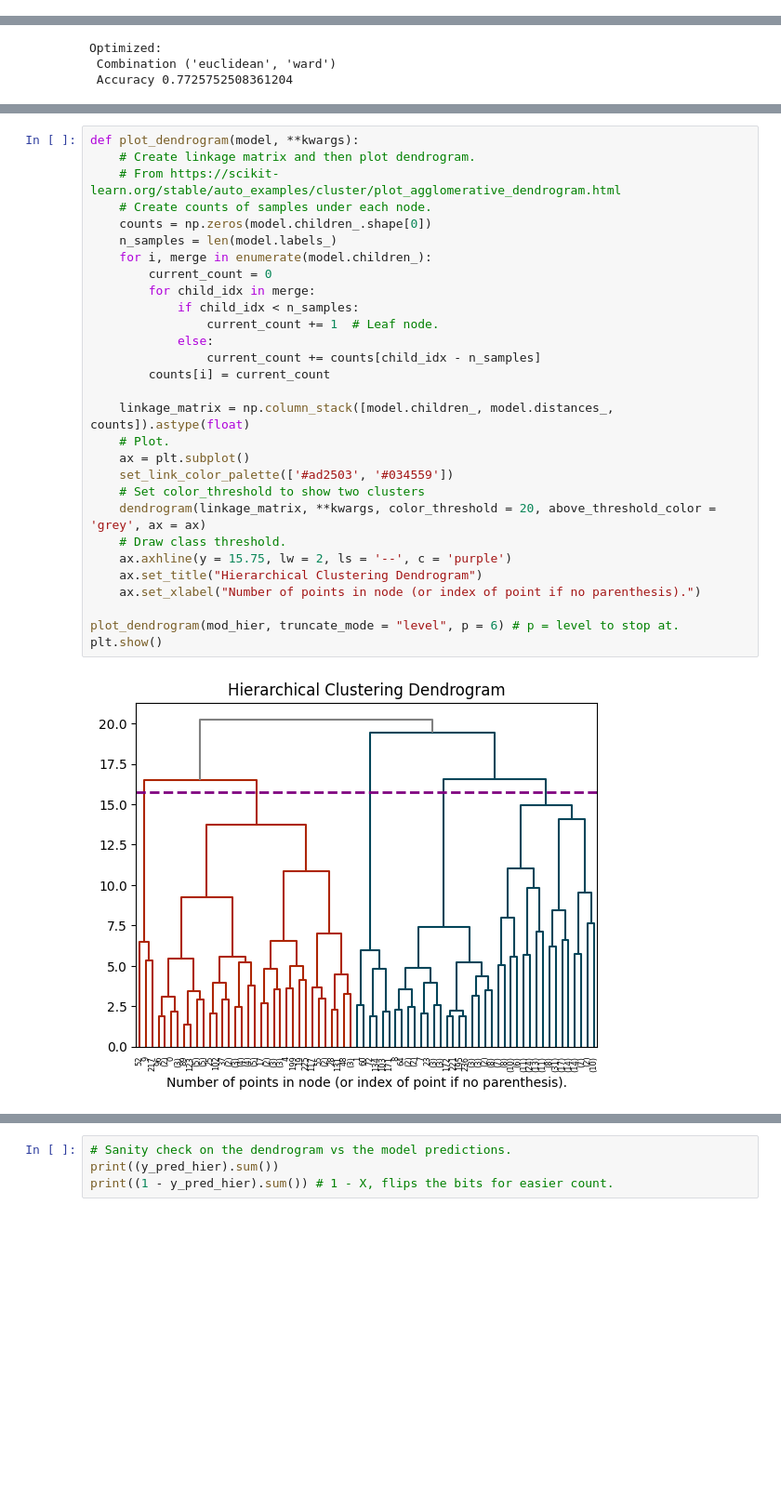
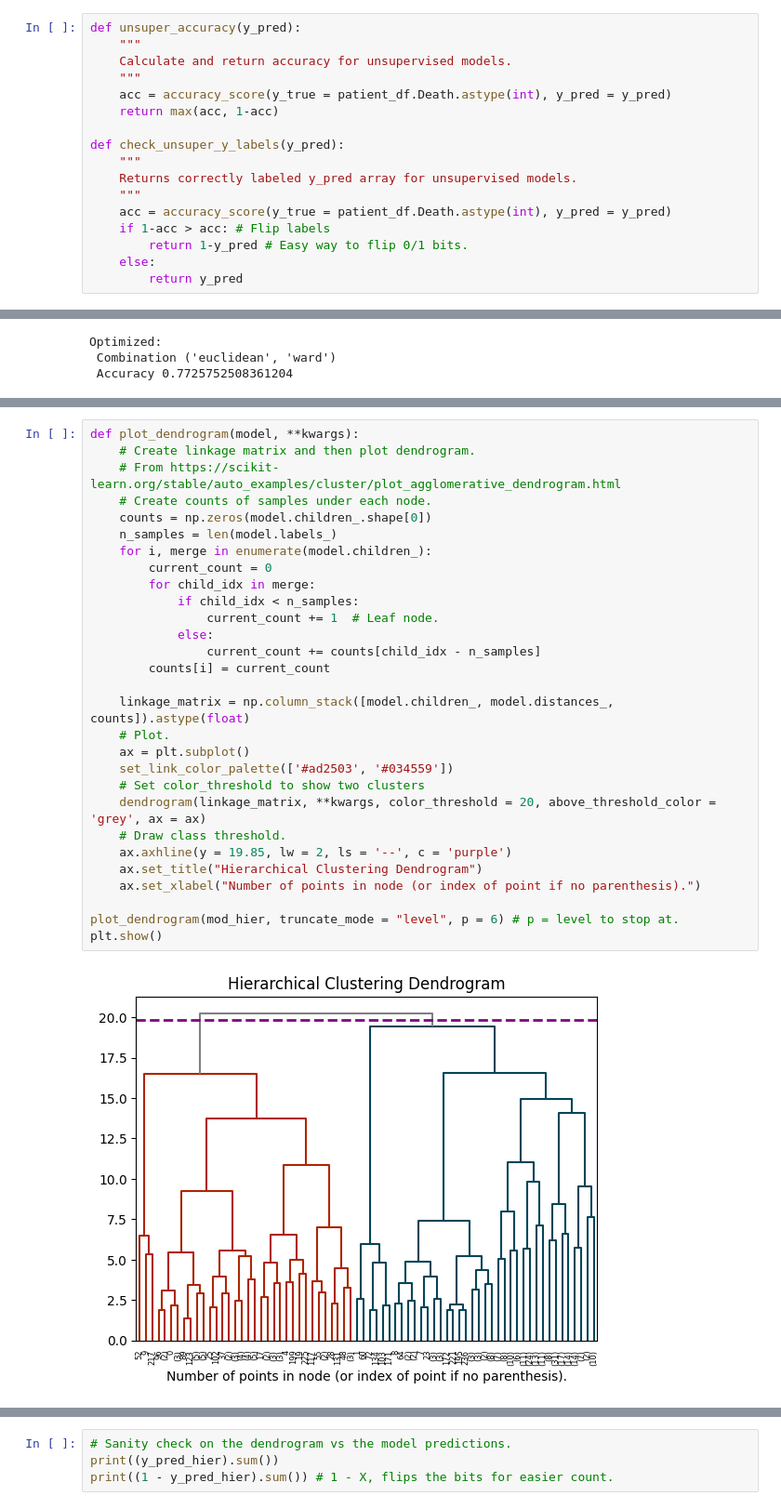
Before and after one commit to chill0121/Unsupervised_Heart_Failure_Mortality, a Jupyter notebook: Unsupervised_Heart_Failure_Mortality.ipynb, the cells around one changed output, grey strips where cells are left out. Shown at 93% size. Cells and saved outputs as stored; diff of their text form; blank space fills up the shorter version.

```diff
--- a/Unsupervised_Heart_Failure_Mortality.ipynb
+++ b/Unsupervised_Heart_Failure_Mortality.ipynb
@@ -513,0 +503,17 @@ pd.DataFrame().from_dict(results)
+# %%
+def unsuper_accuracy(y_pred):
+    """
+    Calculate and return accuracy for unsupervised models.
+    """
+    acc = accuracy_score(y_true = patient_df.Death.astype(int), y_pred = y_pred)
+    return max(acc, 1-acc)
+
+def check_unsuper_y_labels(y_pred):
+    """
+    Returns correctly labeled y_pred array for unsupervised models.
+    """
+    acc = accuracy_score(y_true = patient_df.Death.astype(int), y_pred = y_pred)
+    if 1-acc > acc: # Flip labels
+        return 1-y_pred # Easy way to flip 0/1 bits.
+    else:
+        return y_pred
@@ -576,31 +592,31 @@ Optimized:
 # %%
 def plot_dendrogram(model, **kwargs):
     # Create linkage matrix and then plot dendrogram.
     # From https://scikit-learn.org/stable/auto_examples/cluster/plot_agglomerative_dendrogram.html
     # Create counts of samples under each node.
     counts = np.zeros(model.children_.shape[0])
     n_samples = len(model.labels_)
     for i, merge in enumerate(model.children_):
         current_count = 0
         for child_idx in merge:
             if child_idx < n_samples:
                 current_count += 1  # Leaf node.
             else:
                 current_count += counts[child_idx - n_samples]
         counts[i] = current_count
 
     linkage_matrix = np.column_stack([model.children_, model.distances_, counts]).astype(float)
     # Plot.
     ax = plt.subplot()
     set_link_color_palette(['#ad2503', '#034559'])
     # Set color_threshold to show two clusters
     dendrogram(linkage_matrix, **kwargs, color_threshold = 20, above_threshold_color = 'grey', ax = ax)
     # Draw class threshold.
-    ax.axhline(y = 15.75, lw = 2, ls = '--', c = 'purple')
+    ax.axhline(y = 19.85, lw = 2, ls = '--', c = 'purple')
     ax.set_title("Hierarchical Clustering Dendrogram")
     ax.set_xlabel("Number of points in node (or index of point if no parenthesis).")
 
 plot_dendrogram(mod_hier, truncate_mode = "level", p = 6) # p = level to stop at.
 plt.show()
 # %% [output]
-[figure, old version]
+[figure, new version]
```
Also changed, not shown: parts of 16 cells of this notebook.
